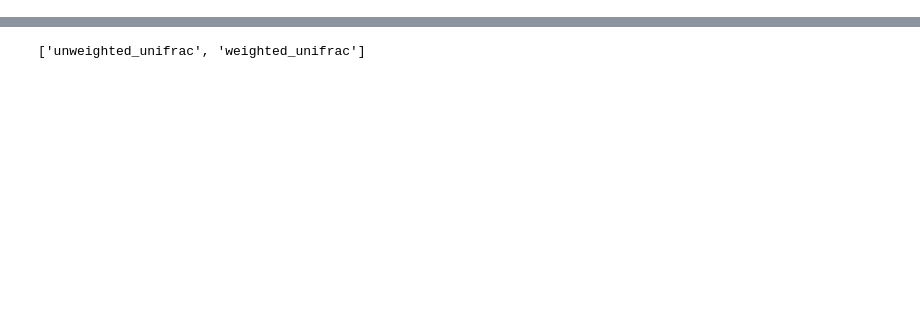
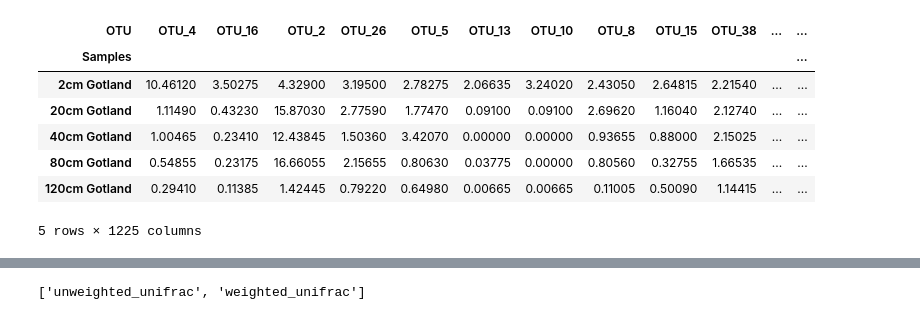
Before and after one commit to kpotoh/valerik, a Jupyter notebook: notebooks/diversity.ipynb, the cells around one changed output, grey strips where cells are left out. Saved outputs shown, nothing was run; the diff lists cells and outputs as text; code cells hidden in the pictures; blank space fills up the shorter version.

```diff
--- a/notebooks/diversity.ipynb
+++ b/notebooks/diversity.ipynb
@@ -23,0 +140,15 @@ comp = pd.read_csv("../data/comp.csv")
+# %%
+comp_otu = comp_full.drop(["domain", "phylum", "class", "order", "family", "genus", "sequence"], axis=1)
+comp_otu.set_index("OTU", inplace=True)
+comp_otu.columns.name = "Samples"
+comp_otu = comp_otu.T
+comp_otu.head()
+# %% [output]
+| OTU | OTU_4 | OTU_16 | OTU_2 | OTU_26 | OTU_5 | OTU_13 | OTU_10 | OTU_8 | OTU_15 | OTU_38 | ... | ... |
+| Samples |  |  |  |  |  |  |  |  |  |  |  | ... |
+| 2cm Gotland | 10.46120 | 3.50275 | 4.32900 | 3.19500 | 2.78275 | 2.06635 | 3.24020 | 2.43050 | 2.64815 | 2.21540 | ... | ... |
+| 20cm Gotland | 1.11490 | 0.43230 | 15.87030 | 2.77590 | 1.77470 | 0.09100 | 0.09100 | 2.69620 | 1.16040 | 2.12740 | ... | ... |
+| 40cm Gotland | 1.00465 | 0.23410 | 12.43845 | 1.50360 | 3.42070 | 0.00000 | 0.00000 | 0.93655 | 0.88000 | 2.15025 | ... | ... |
+| 80cm Gotland | 0.54855 | 0.23175 | 16.66055 | 2.15655 | 0.80630 | 0.03775 | 0.00000 | 0.80560 | 0.32755 | 1.66535 | ... | ... |
+| 120cm Gotland | 0.29410 | 0.11385 | 1.42445 | 0.79220 | 0.64980 | 0.00665 | 0.00665 | 0.11005 | 0.50090 | 1.14415 | ... | ... |
+5 rows × 1225 columns
```
Also changed, not shown: parts of 16 cells of this notebook, 4 other files.
